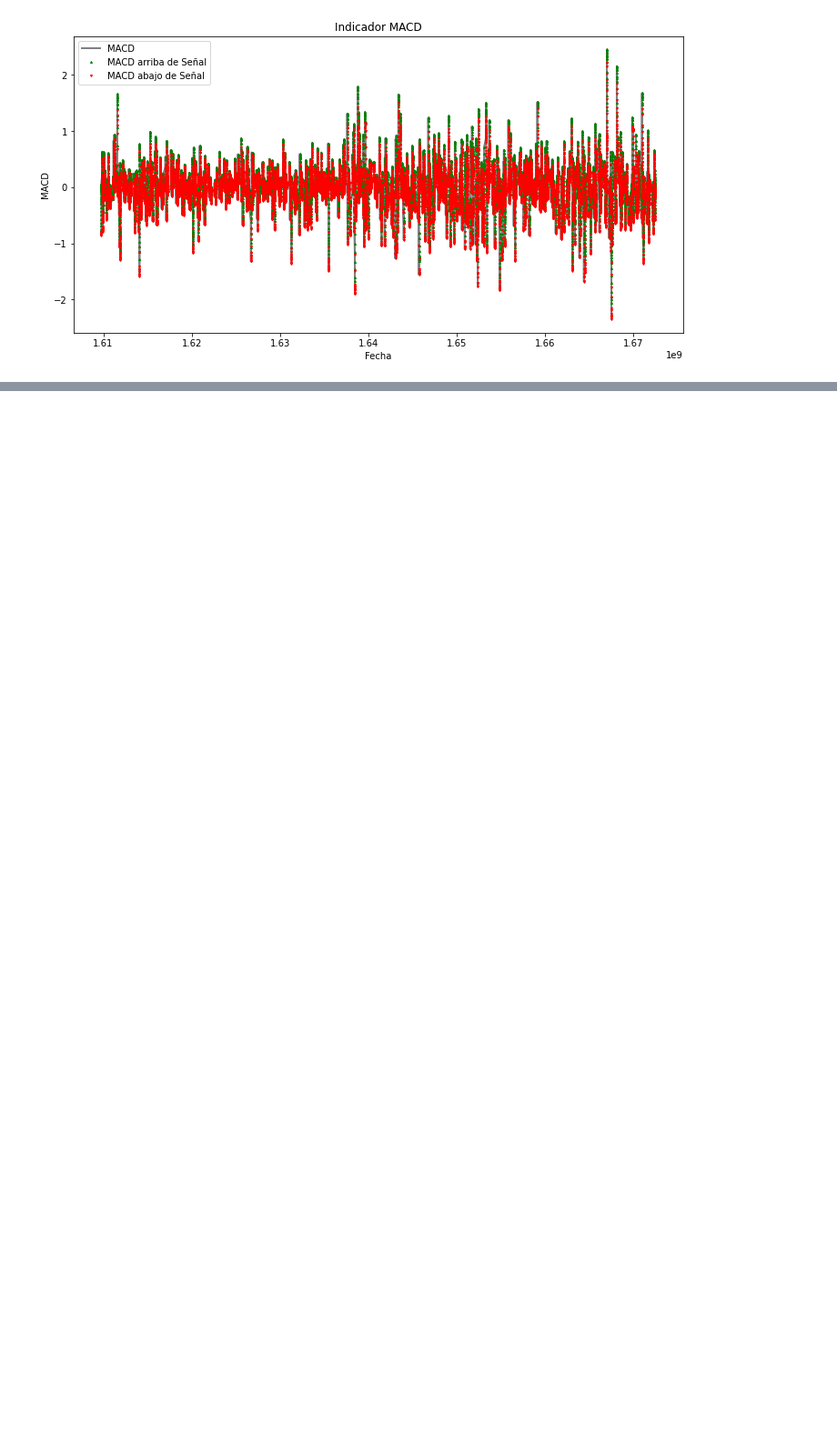
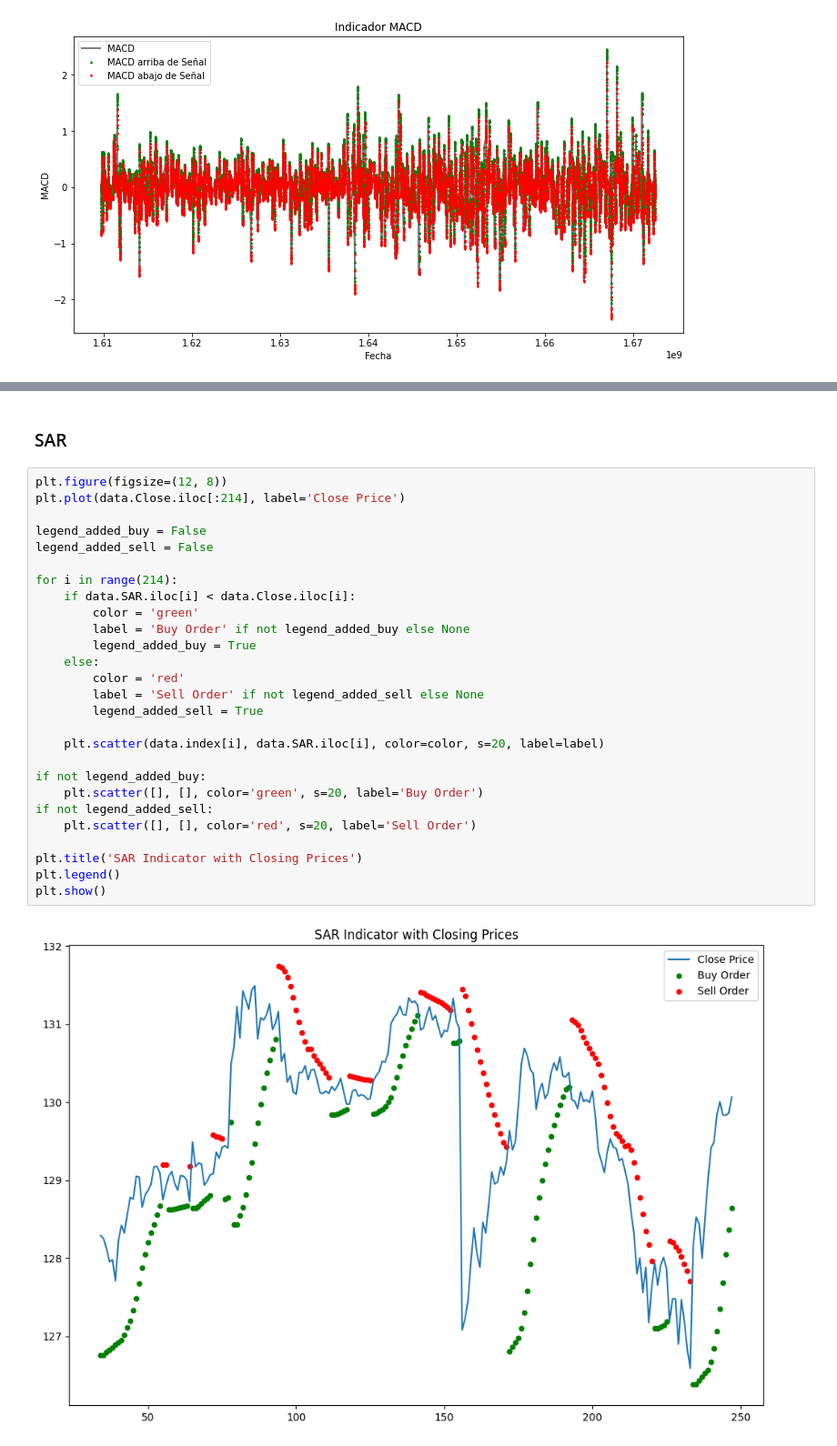
Before and after one commit to david09perez/Proyecto_Trading, a Jupyter notebook: report.ipynb, the cells around one changed output, grey strips where cells are left out. Shown at 91% size. Cells and saved outputs as stored; diff of their text form; blank space fills up the shorter version.

Commit message:
Update report.ipynb
plots SAR y ADX

```diff
--- a/report.ipynb
+++ b/report.ipynb
@@ -280,3 +282,34 @@ plt.show()
+# %% [markdown]
+### SAR
+# %%
+plt.figure(figsize=(12, 8))
+plt.plot(data.Close.iloc[:214], label='Close Price')
+
+legend_added_buy = False
+legend_added_sell = False
+
+for i in range(214):
+    if data.SAR.iloc[i] < data.Close.iloc[i]:
+        color = 'green'
+        label = 'Buy Order' if not legend_added_buy else None
+        legend_added_buy = True
+    else:
+        color = 'red'
+        label = 'Sell Order' if not legend_added_sell else None
+        legend_added_sell = True
+
+    plt.scatter(data.index[i], data.SAR.iloc[i], color=color, s=20, label=label)
+
+if not legend_added_buy:
+    plt.scatter([], [], color='green', s=20, label='Buy Order')
+if not legend_added_sell:
+    plt.scatter([], [], color='red', s=20, label='Sell Order')
+
+plt.title('SAR Indicator with Closing Prices')
+plt.legend()
+plt.show()
+# %% [output]
+[figure, added]
 # %%
 cash = 1_000_000
 active_operations = []
```
Also changed, not shown: parts of 16 cells of this notebook.
